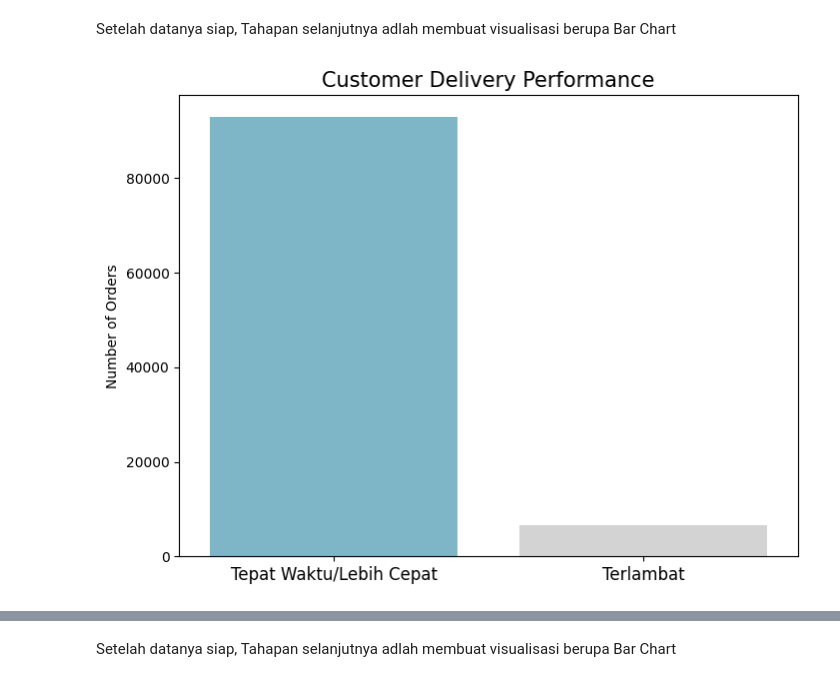
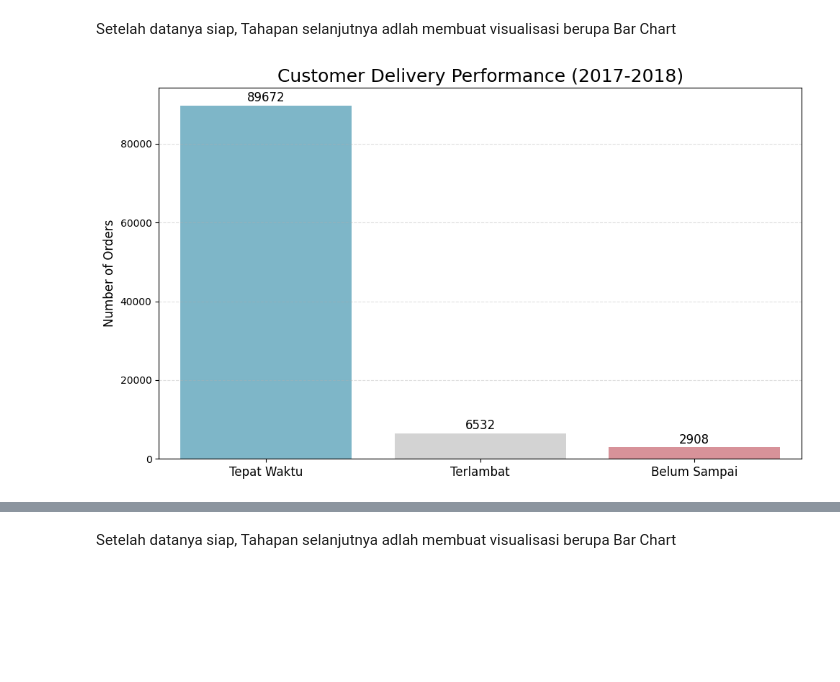
Before and after one commit to chyntiaclaudiaa/Submission_Chyntia_Claudia, a Jupyter notebook: Notebook.ipynb, the cells around one changed output, grey strips where cells are left out. Drawn from its saved outputs; the diff is of its cells as text; code cells hidden in the pictures; blank space fills up the shorter version.

```diff
--- a/Notebook.ipynb
+++ b/Notebook.ipynb
@@ -458,6 +518,8 @@ datetime_columns_orders = [
 for column in datetime_columns_orders:
     orders_df[column] = pd.to_datetime(orders_df[column])
 
+orders_df['order_year'] = orders_df['order_purchase_timestamp'].dt.year
+
 orders_df.info()
 # %% [output]
 <class 'pandas.core.frame.DataFrame'>
@@ -614,0 +684,18 @@ dtype: float64
+# %%
+orders_filtered_df = orders_df[orders_df["order_purchase_timestamp"].dt.year.isin([2017, 2018])].copy()
+
+delivery_time = orders_filtered_df["order_delivered_customer_date"] - orders_filtered_df["order_purchase_timestamp"]
+delivery_time = delivery_time.apply(lambda x: x.total_seconds() / 86400)
+orders_filtered_df["delivery_time"] = delivery_time
+
+print("Statistik Lama Pengiriman 2017-2018 (Hari):")
+print(orders_filtered_df["delivery_time"].describe())
+
+orders_filtered_df["delivery_gap"] = (orders_filtered_df["order_delivered_customer_date"] - orders_filtered_df["order_estimated_delivery_date"]).dt.days
+
+orders_filtered_df["delivery_status"] = orders_filtered_df["delivery_gap"].apply(
+    lambda x: "Terlambat" if x > 0 else ("Tepat Waktu" if pd.notnull(x) else "Belum Sampai")
+)
+
+print("\nDistribusi Status Pengiriman 2017-2018:")
+print(orders_filtered_df["delivery_status"].value_counts())
@@ -1075,22 +1265,31 @@ delivery_performance_df
+# %%
+delivery_perf_df = orders_filtered_df["delivery_status"].value_counts().reset_index()
+delivery_perf_df.columns = ["delivery_status", "order_count"]
 # %% [markdown]
 Setelah datanya siap, Tahapan selanjutnya adlah membuat visualisasi berupa Bar Chart
 # %%
-plt.figure(figsize=(8, 6))
-colors = ["#72BCD4", "#D3D3D3"]
+plt.figure(figsize=(10, 6))
+colors = ["#72BCD4", "#D3D3D3", "#E38690"]
 
 sn.barplot(
-    x="delivery_performance",
-    y="order_id",
-    data=delivery_performance_df.sort_values(by="order_id", ascending=False),
+    x="delivery_status",
+    y="order_count",
+    data=delivery_perf_df,
     palette=colors,
-    hue="delivery_performance",
+    hue="delivery_status",
     legend=False
 )
 
-plt.title("Customer Delivery Performance", loc="center", fontsize=15)
-plt.ylabel("Number of Orders")
+plt.title("Customer Delivery Performance (2017-2018)", loc="center", fontsize=18)
+plt.ylabel("Number of Orders", fontsize=12)
 plt.xlabel(None)
 plt.tick_params(axis='x', labelsize=12)
+plt.grid(axis='y', linestyle='--', alpha=0.4)
+
+for index, row in delivery_perf_df.iterrows():
+    plt.text(index, row.order_count + 1000, str(row.order_count), ha='center', fontsize=12)
+
+plt.tight_layout()
 plt.show()
 # %% [output]
-[figure, old version]
+[figure, new version]
```
Also changed, not shown: parts of 74 cells of this notebook, 2 other files.
